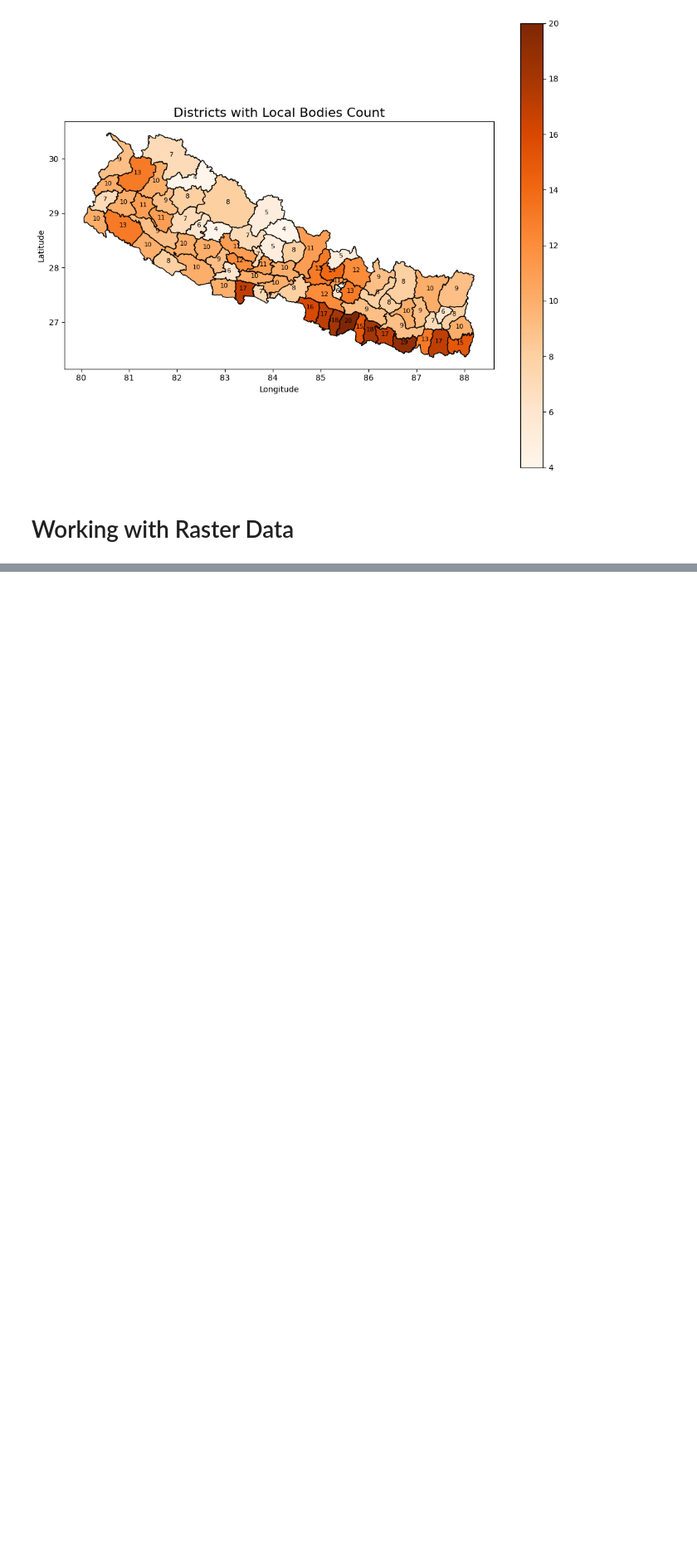
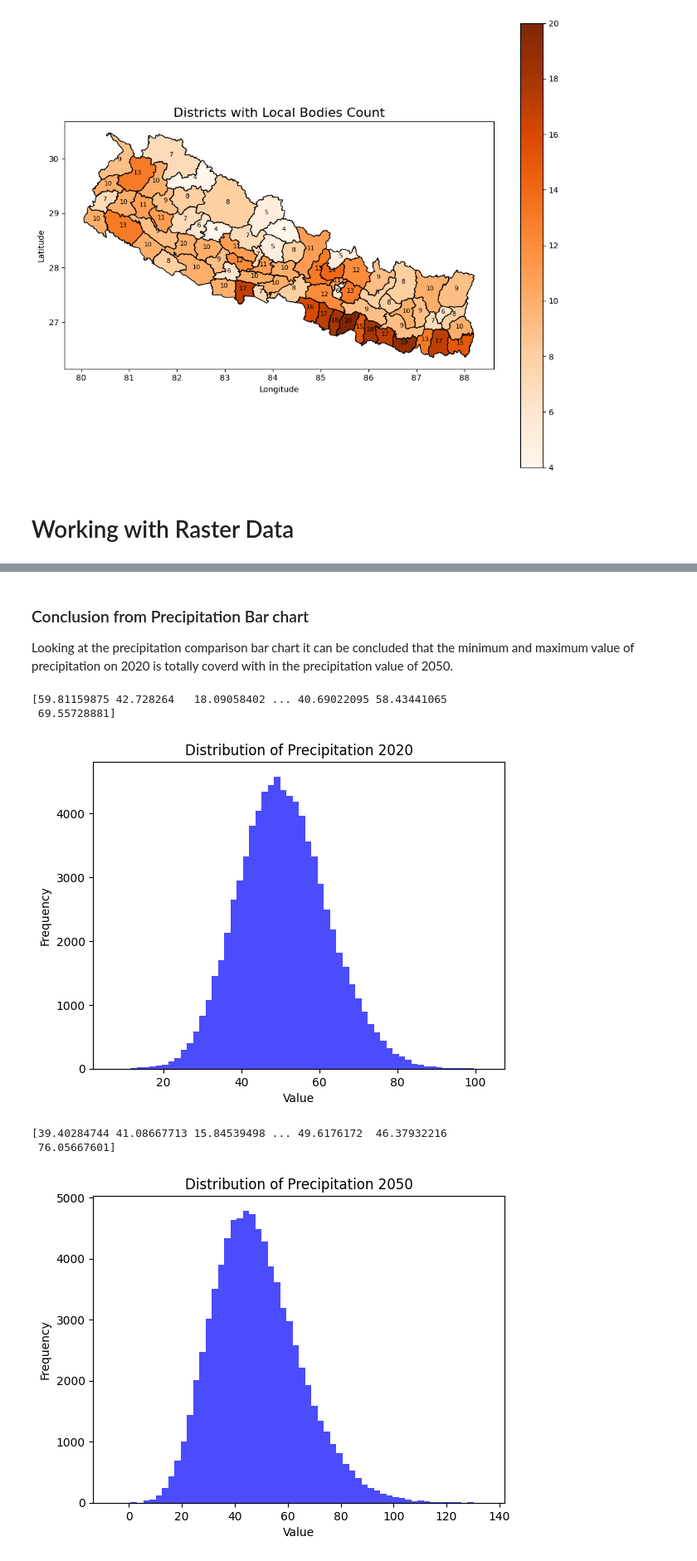
Before and after one commit to Omdena-NIC-Nepal/gis-data-science-assignment-purusottampanta, a Jupyter notebook: gis_data_analysis.ipynb, the cells around one changed output, grey strips where cells are left out. Shown at 83% size. Cells and saved outputs as stored; diff of their text form; code cells hidden in the pictures; blank space fills up the shorter version.

```diff
--- a/gis_data_analysis.ipynb
+++ b/gis_data_analysis.ipynb
@@ -128,0 +215,26 @@ path_nepal_temperature_2050 = r"Datasets/Raster/nepal_climate_data/nepal_tempera
+# %% [markdown]
+### Conclusion from Precipitation Bar chart
+Looking at the precipitation comparison bar chart it can be concluded that the minimum and maximum value of precipitation on 2020 is totally coverd with in the precipitation value of 2050.
+# %%
+# Histogram
+print(precip_2020.flatten())
+plt.hist(precip_2020.flatten(), bins=60, color='blue', alpha=0.7)
+plt.title("Distribution of Precipitation 2020")
+plt.xlabel("Value")
+plt.ylabel("Frequency")
+plt.show()
+
+# Histogram
+print(precip_2050.flatten())
+plt.hist(precip_2050.flatten(), bins=60, color='blue', alpha=0.7)
+plt.title("Distribution of Precipitation 2050")
+plt.xlabel("Value")
+plt.ylabel("Frequency")
+plt.show()
+# %% [output]
+[59.81159875 42.728264   18.09058402 ... 40.69022095 58.43441065
+ 69.55728881]
+[figure, added]
+[39.40284744 41.08667713 15.84539498 ... 49.6176172  46.37932216
+ 76.05667601]
+[figure, added]
```
Also changed, not shown: parts of 23 cells of this notebook.
